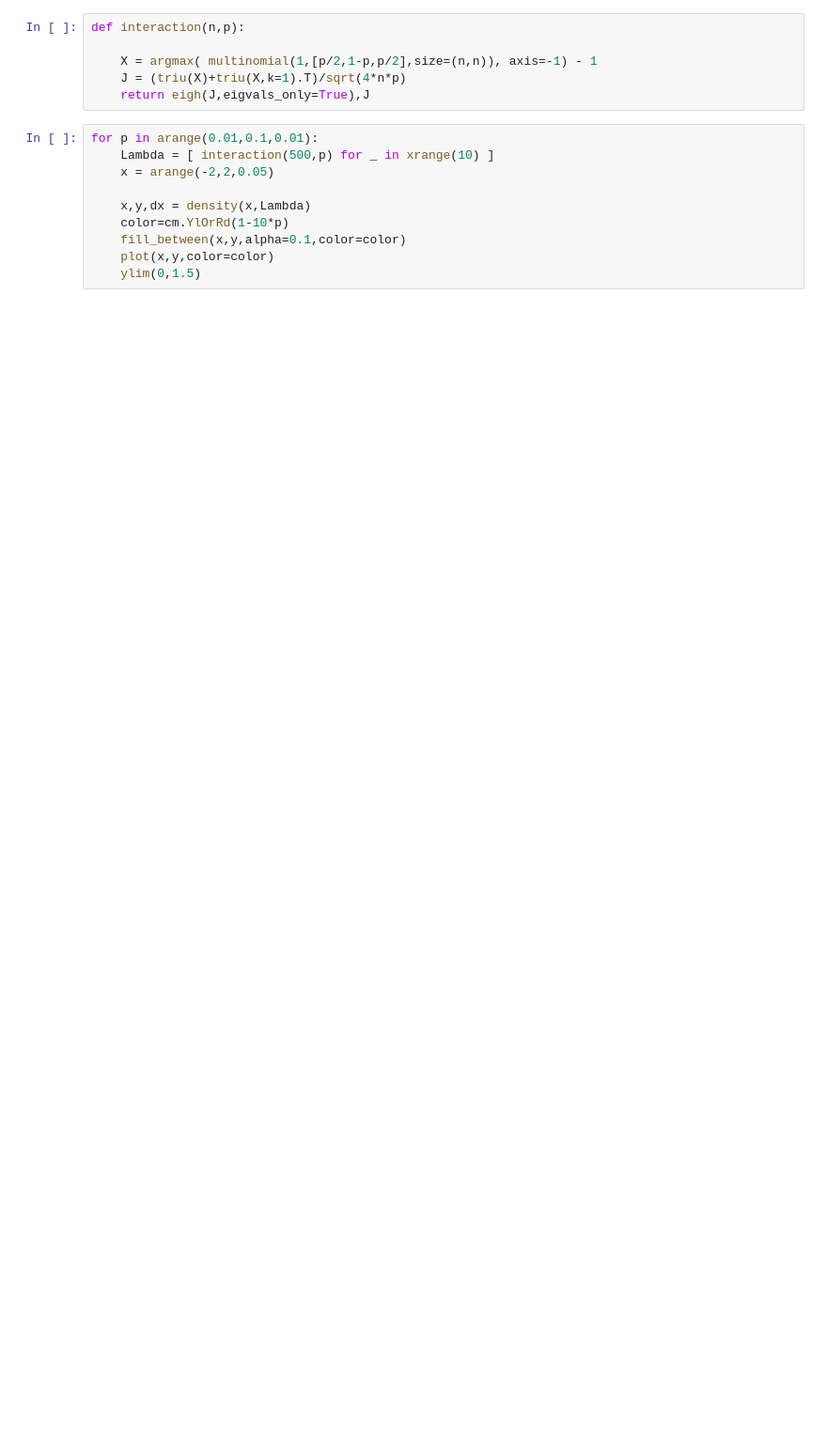
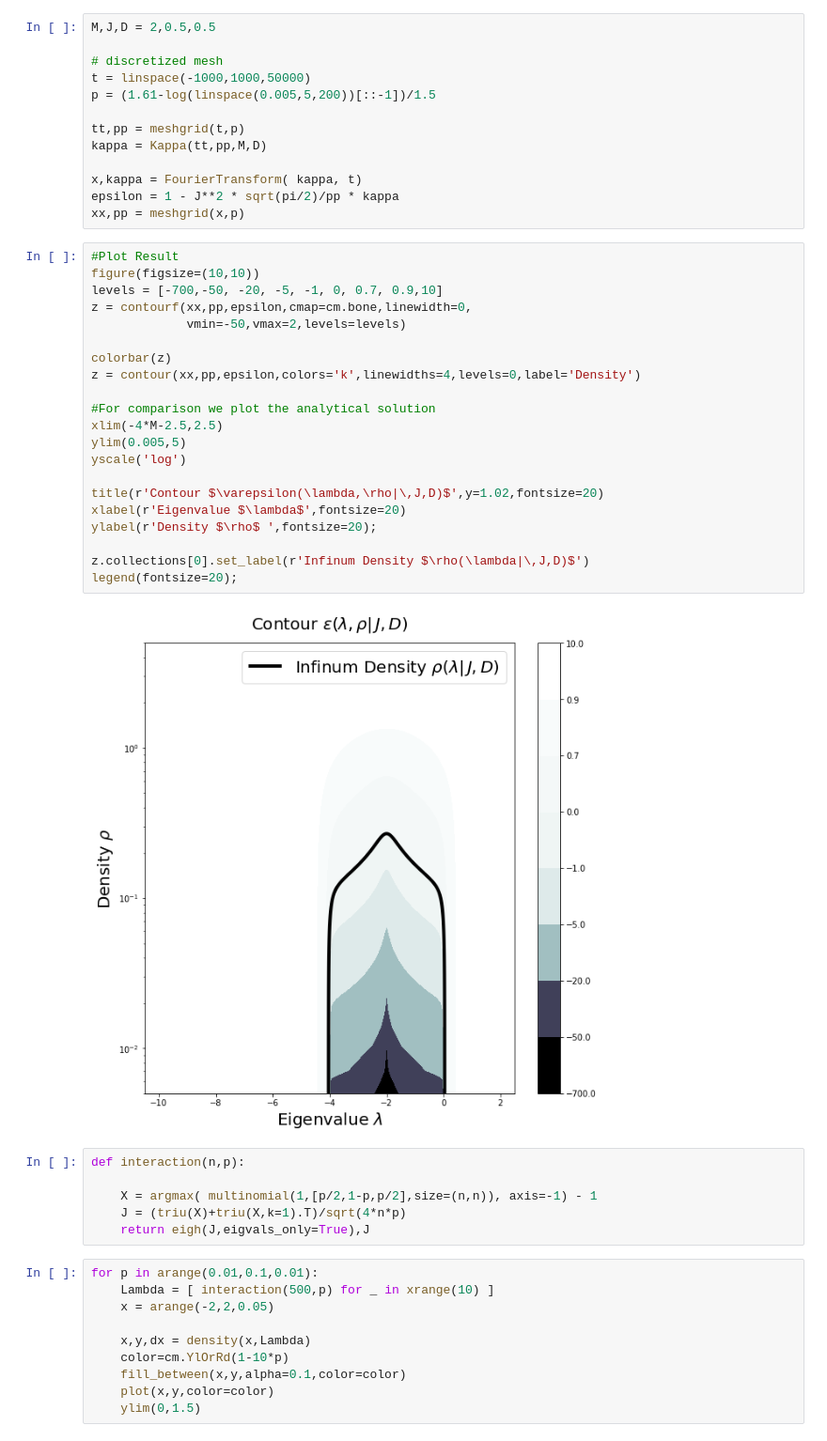
Before and after one commit to gszep/Equlibrium-and-Dynamics-of-the-Spherical-Model, a Jupyter notebook: figures.ipynb, the cells around one changed output. Shown: that part at 94% size. Cells and saved outputs as stored; diff of their text form; blank space fills up the shorter version.

```diff
--- a/figures.ipynb
+++ b/figures.ipynb
@@ -44,3 +81,39 @@ def density(x,y):
+# %%
+M,J,D = 2,0.5,0.5
+
+# discretized mesh
+t = linspace(-1000,1000,50000)
+p = (1.61-log(linspace(0.005,5,200))[::-1])/1.5
+
+tt,pp = meshgrid(t,p)
+kappa = Kappa(tt,pp,M,D)
+
+x,kappa = FourierTransform( kappa, t)
+epsilon = 1 - J**2 * sqrt(pi/2)/pp * kappa
+xx,pp = meshgrid(x,p)
+# %%
+#Plot Result
+figure(figsize=(10,10))
+levels = [-700,-50, -20, -5, -1, 0, 0.7, 0.9,10]
+z = contourf(xx,pp,epsilon,cmap=cm.bone,linewidth=0,
+             vmin=-50,vmax=2,levels=levels)
+
+colorbar(z)
+z = contour(xx,pp,epsilon,colors='k',linewidths=4,levels=0,label='Density')
+
+#For comparison we plot the analytical solution
+xlim(-4*M-2.5,2.5)
+ylim(0.005,5)
+yscale('log')
+
+title(r'Contour $\varepsilon(\lambda,\rho|\,J,D)$',y=1.02,fontsize=20)
+xlabel(r'Eigenvalue $\lambda$',fontsize=20)
+ylabel(r'Density $\rho$ ',fontsize=20);
+
+z.collections[0].set_label(r'Infinum Density $\rho(\lambda|\,J,D)$')
+legend(fontsize=20);
+# %% [output]
+[figure, added]
 # %%
 def interaction(n,p):
 
```
Also changed, not shown: parts of 24 cells of this notebook, 17 other files.
